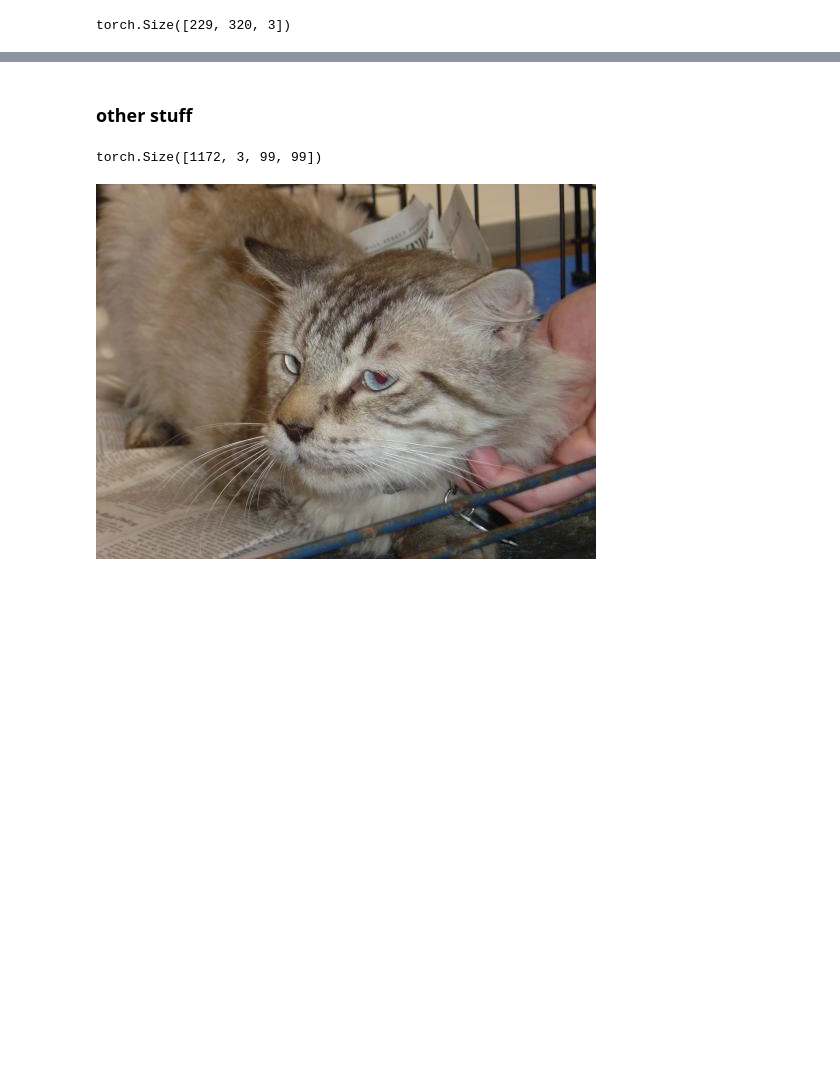
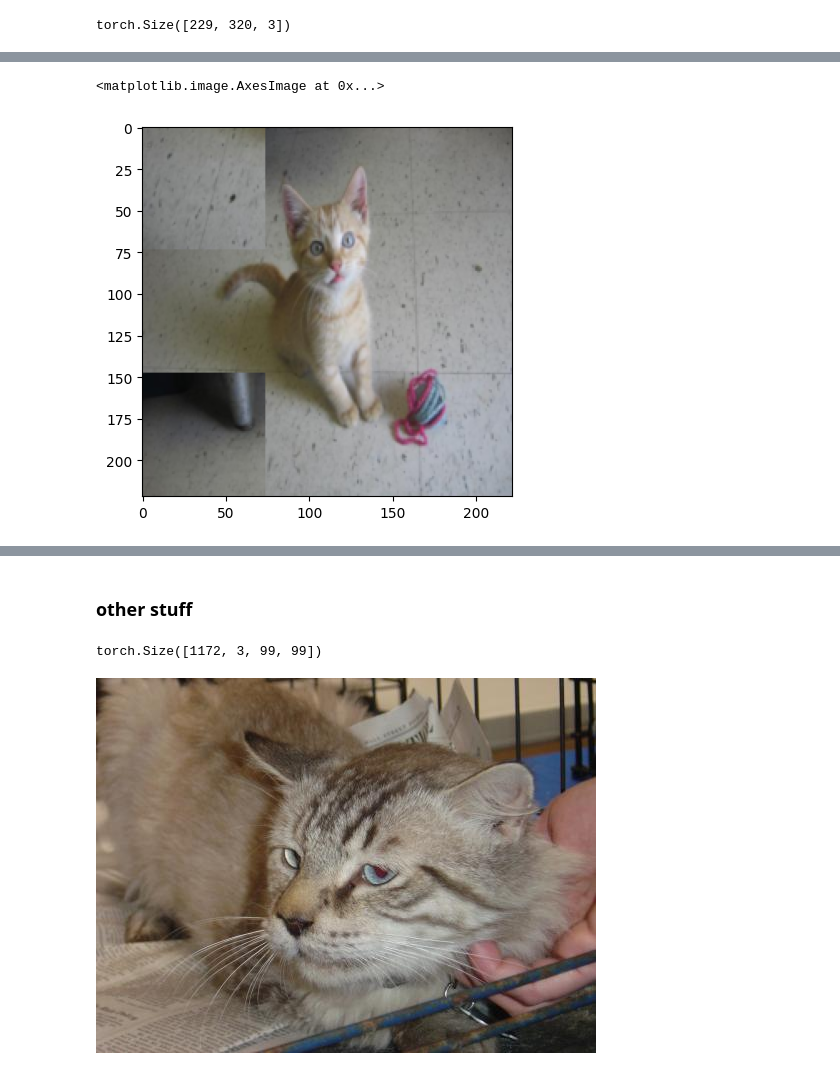
Before and after one commit to itayshap/MLDS-Final-Project, a Jupyter notebook: playground.ipynb, the cells around one changed output, grey strips where cells are left out. Drawn from its saved outputs; the diff is of its cells as text; code cells hidden in the pictures; blank space fills up the shorter version.

```diff
--- a/playground.ipynb
+++ b/playground.ipynb
@@ -110,0 +197,8 @@ pretrained_model.start_train(criterion, optimizer, dataloaders, num_epochs=10)
+# %%
+permuted_test_set = test.with_transform(Transform_Builder.build(224,with_premute=True, num_tiles=9, permutations_set= [premutation_dict['1_col']]))
+# %%
+
+plt.imshow(torch.permute(denormalize(permuted_test_set[10]["image"],mean,std),(1,2,0)))
+# %% [output]
+<matplotlib.image.AxesImage at 0x...>
+[figure, added]
```
Also changed, not shown: parts of 31 cells of this notebook.
